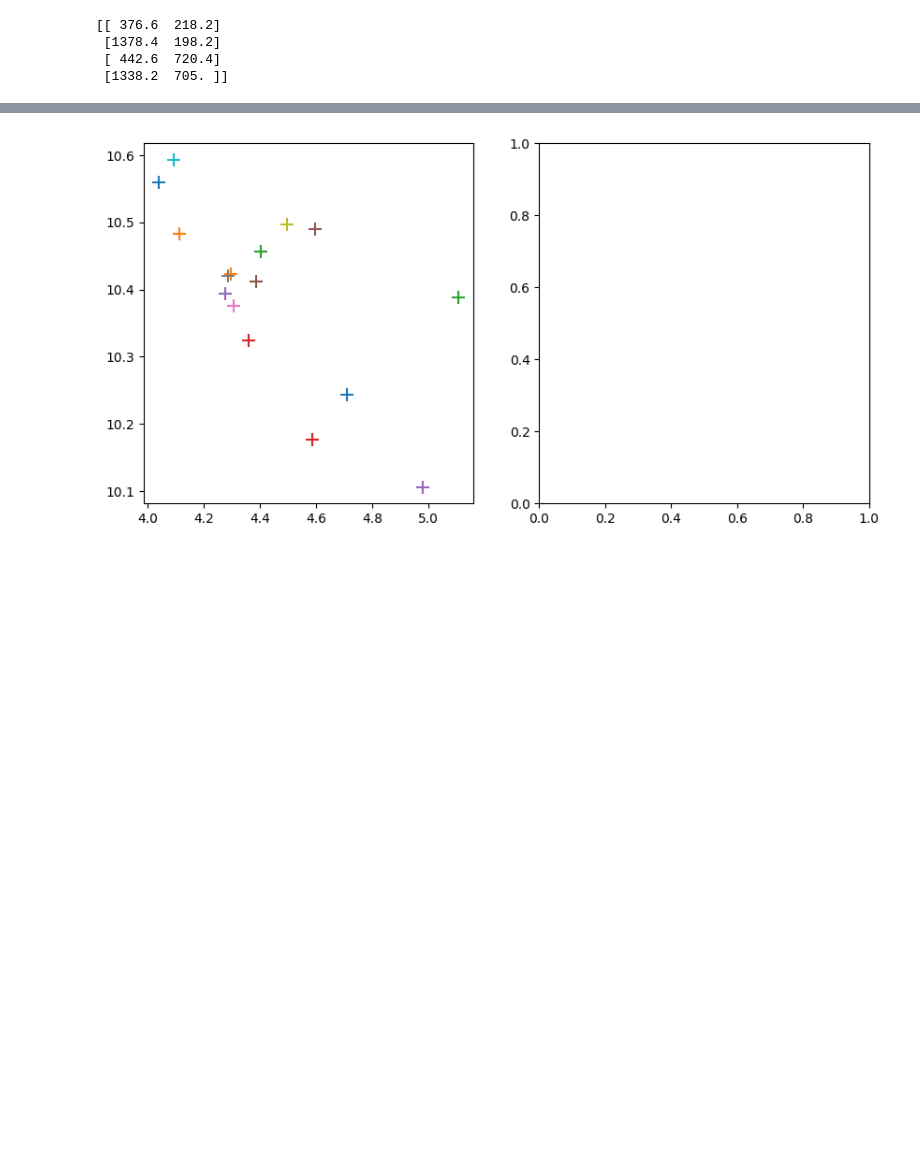
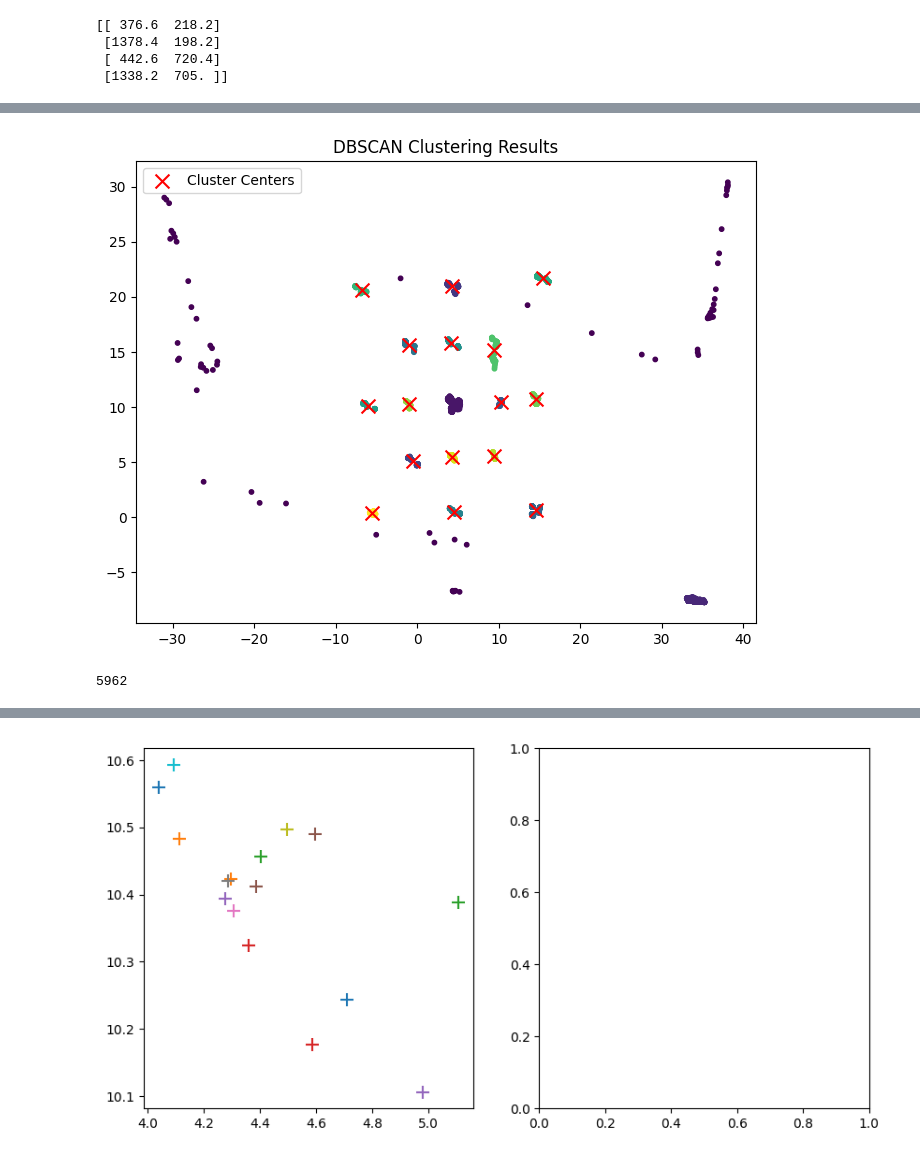
Before and after one commit to jiwonyeon/eyelink_calibration, a Jupyter notebook: jiwon_analysis.ipynb, the cells around one changed output, grey strips where cells are left out. Cells and saved outputs as stored; diff of their text form; code cells hidden in the pictures; blank space fills up the shorter version.

Commit message:
update;using DBSCAN

```diff
--- a/jiwon_analysis.ipynb
+++ b/jiwon_analysis.ipynb
@@ -113,0 +209,42 @@ plt.show()
+# %%
+from sklearn.cluster import DBSCAN
+from sklearn.preprocessing import StandardScaler
+
+dots = pd.read_csv(data_dir + '/dots.csv')
+dots.dropna(inplace=True)
+data = dots[['azimuth [deg]', 'elevation [deg]']].values
+
+scaler = StandardScaler()
+data_scaled = scaler.fit_transform(data)
+
+dbscan = DBSCAN(eps=0.1, min_samples=30)
+clusters = dbscan.fit_predict(data_scaled)
+
+# Get cluster centers (true positive positions)
+unique_clusters = np.unique(clusters[clusters != -1])  # Exclude noise points (-1)
+true_positive_positions = [data[clusters == cluster].mean(axis=0) for cluster in unique_clusters]
+
+# from true_positive_positions, remove the closest to the center, and remain 16 points that are closest to the center
+center = np.mean(true_positive_positions, axis=0)
+dist = [np.linalg.norm(pos - center) for pos in true_positive_positions]
+true_positive_positions.pop(np.argmin(dist))
+dist.pop(np.argmin(dist))
+true_positive_positions.pop(np.argmax(dist))
+
+# Plot results
+plt.figure(figsize=(8, 6))
+plt.scatter(data[:, 0], data[:, 1], c=clusters, cmap='viridis', s=10)
+plt.scatter(
+    [pos[0] for pos in true_positive_positions],
+    [pos[1] for pos in true_positive_positions],
+    color='red', label='Cluster Centers', marker='x', s=100
+)
+plt.title("DBSCAN Clustering Results")
+plt.legend()
+plt.show()
+# %% [output]
+[figure, added]
+# %%
+print(len(clusters))
+# %% [output]
+5962
```
Also changed, not shown: parts of 8 cells of this notebook, 1 other file.
